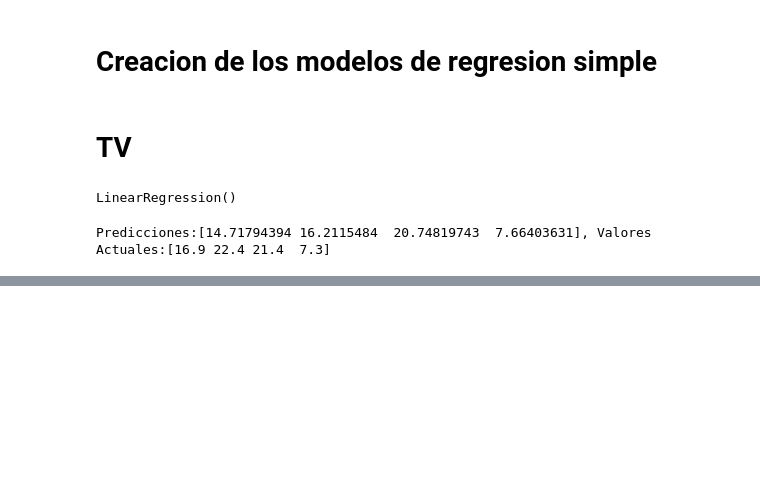
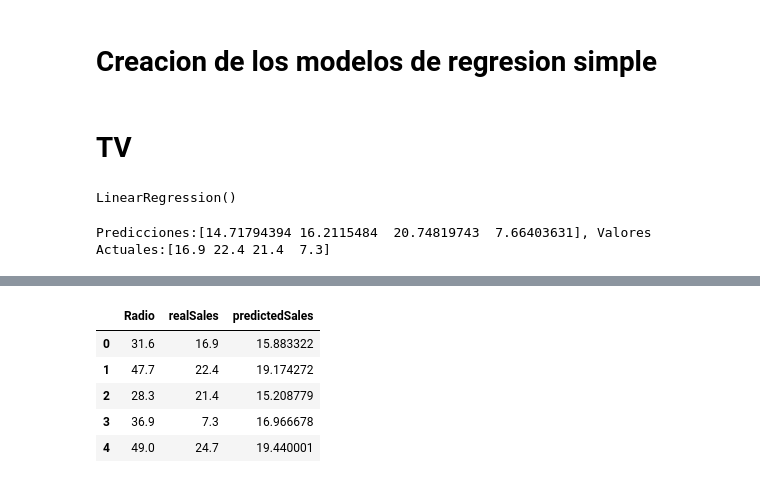
Before and after one commit to JAGARCIAV/Examen, a Jupyter notebook: Machine Learning/RLS.ipynb, the cells around one changed output, grey strips where cells are left out. Drawn from its saved outputs; the diff is of its cells as text; code cells hidden in the pictures; blank space fills up the shorter version.

```diff
--- a/Machine Learning/RLS.ipynb
+++ b/Machine Learning/RLS.ipynb
@@ -74,0 +125,14 @@ Predicciones:[14.71794394 16.2115484  20.74819743  7.66403631], Valores Actuales
+# %%
+sales_comp = pd.DataFrame({
+    "Radio": X_test.flatten(),
+    "realSales": y_test.flatten(),
+    "predictedSales": y_pred.flatten()
+})
+sales_comp.head()
+# %% [output]
+|  | Radio | realSales | predictedSales |
+| 0 | 31.6 | 16.9 | 15.883322 |
+| 1 | 47.7 | 22.4 | 19.174272 |
+| 2 | 28.3 | 21.4 | 15.208779 |
+| 3 | 36.9 | 7.3 | 16.966678 |
+| 4 | 49.0 | 24.7 | 19.440001 |
```
Also changed, not shown: parts of 8 cells of this notebook, 2 other files.
